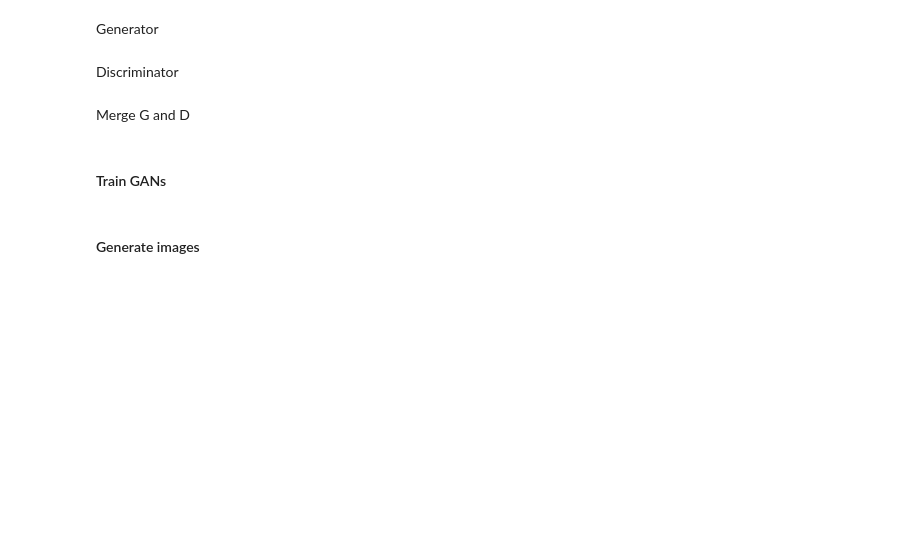
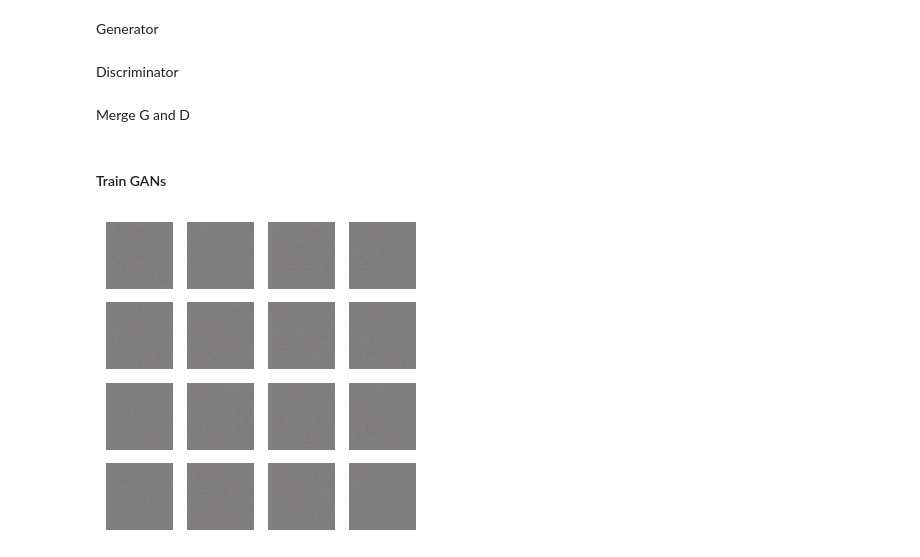
Before and after one commit to jcheigh/Generating-AI-Images, a Jupyter notebook: DCGANs/model.ipynb, the cells around one changed output. Drawn from its saved outputs; the diff is of its cells as text; code cells hidden in the pictures; blank space fills up the shorter version.

```diff
--- a/DCGANs/model.ipynb
+++ b/DCGANs/model.ipynb
@@ -82,18 +81,22 @@ Generator
 # %%
 generator = Sequential([
     # input
-    Dense(units=7*7*128, input_shape=(latent_dim,)),
-    Reshape((7,7,128)),
+    Dense(units=8*8*32, input_shape=(latent_dim,)),
+    Reshape((8,8,32)),
     # conv 1
-    Conv2DTranspose(filters=512, kernel_size=3, strides=2, padding='same'),
+    Conv2DTranspose(filters=32, kernel_size=3, strides=2, padding='same'),
     BatchNormalization(),
     ReLU(max_value=0.2),
     # conv 2
-    Conv2DTranspose(filters=512, kernel_size=3, strides=2, padding='same'),
+    Conv2DTranspose(filters=64, kernel_size=3, strides=1, padding='same'),
+    BatchNormalization(),
+    ReLU(max_value=0.2),
+    # conv 3
+    Conv2DTranspose(filters=128, kernel_size=3, strides=1, padding='same'),
     BatchNormalization(),
     ReLU(max_value=0.2),
     # final tanh
-    Conv2DTranspose(filters=1, kernel_size=3, strides=1, padding='same', activation='tanh')
+    Conv2DTranspose(filters=3, kernel_size=3, strides=2, padding='same', activation='tanh')
 ])
 # %% [markdown]
 Discriminator
@@ -127,6 +127,25 @@ gan = Sequential([
 gan.compile(optimizer=Adam(learning_rate=learning_rate), loss=BinaryCrossentropy(), metrics=[BinaryAccuracy()])
 # %% [markdown]
 #### Train GANs
+# %%
+def generate():
+    with tf.device(device):
+        ramdom_vector_z = np.random.normal(loc=0, scale=1, size=(16, latent_dim))
+        generated = generator(ramdom_vector_z)
+        return generated
+
+def save_img(imgs, filename=None):
+    imgs = (imgs + 1.)/2.
+    plt.figure(figsize=(4,4))
+    for i in range(16):
+        plt.subplot(4, 4, i + 1)
+        plt.imshow(imgs[i,:,:,:])
+        plt.axis('off')
+    plt.savefig(f'./images/{filename}.png')
+# %%
+save_img(generate())
+# %% [output]
+[figure, added]
 # %%
 # labels
 real = np.ones(shape=(batch_size, 1))
@@ -155,2 +180,0 @@ with tf.device(device_name=device):
-# %% [markdown]
-#### Generate images
```
Also changed, not shown: parts of 10 cells of this notebook, 12 other files.
